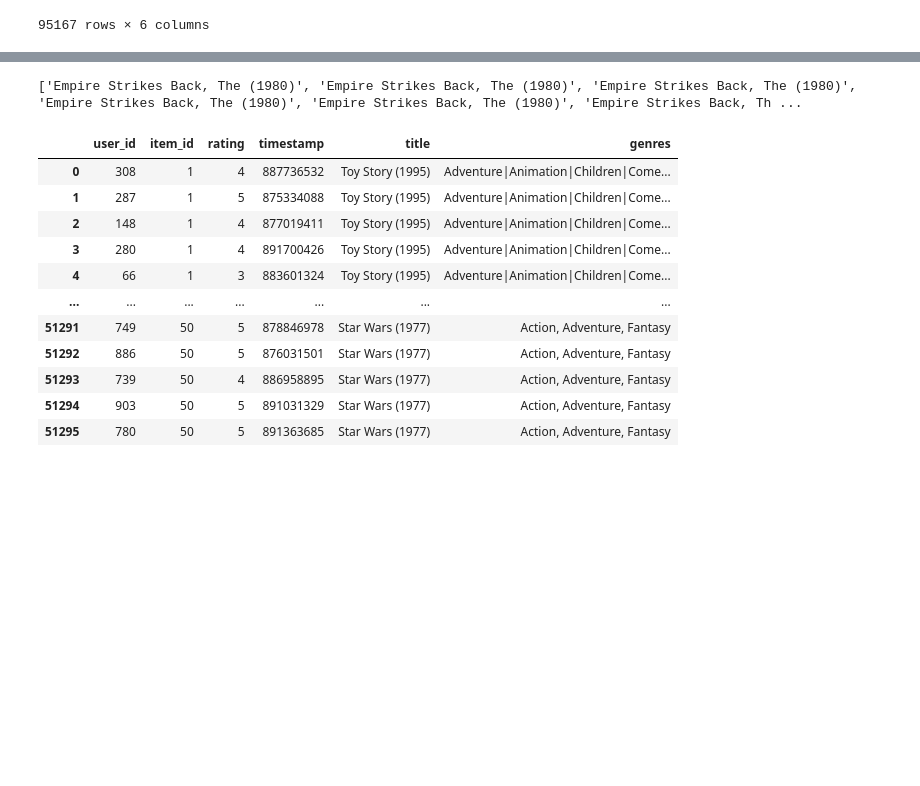
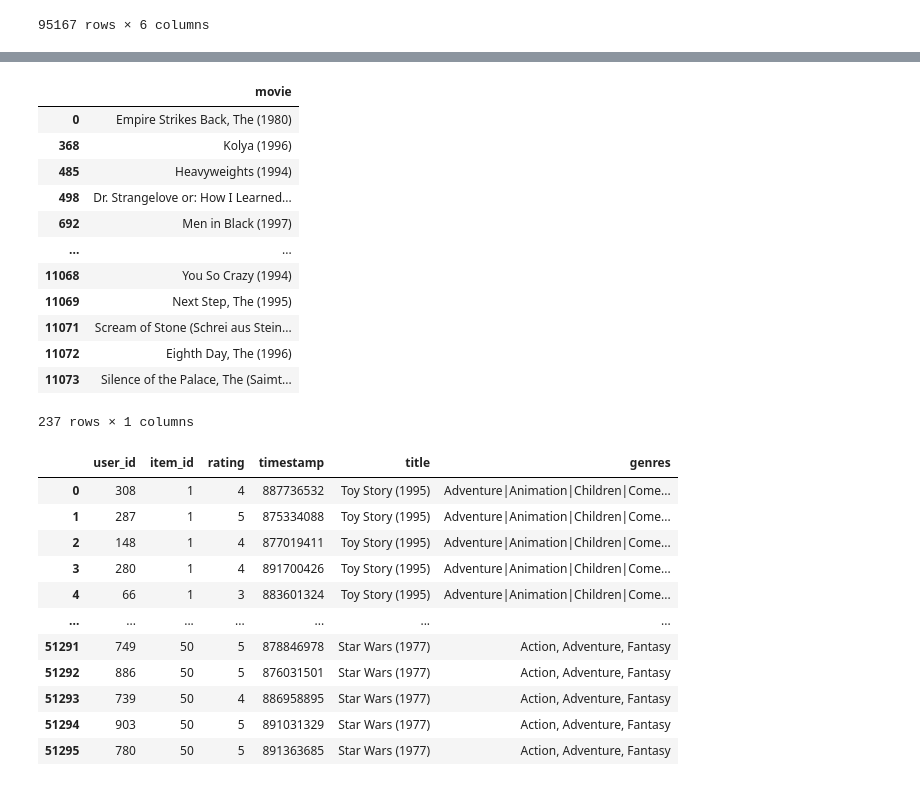
Before and after one commit to thanadolch/KKU_data_mining, a Jupyter notebook: Project_.ipynb, the cells around one changed output, grey strips where cells are left out. Saved outputs shown, nothing was run; the diff lists cells and outputs as text; code cells hidden in the pictures; blank space fills up the shorter version.

```diff
--- a/Project_.ipynb
+++ b/Project_.ipynb
@@ -375,7 +359,21 @@ Silence of the Palace, The (Saimt el Qusur) (1994)
-# %%
-print(action)
-# %% [output]
-['Empire Strikes Back, The (1980)', 'Empire Strikes Back, The (1980)', 'Empire Strikes Back, The (1980)', 'Empire Strikes Back, The (1980)', 'Empire Strikes Back, The (1980)', 'Empire Strikes Back, Th ...
+# %%
+T = pd.DataFrame(action,columns=['movie'])
+DROP = T.drop_duplicates()
+DROP
+# %% [output]
+|  | movie |
+| 0 | Empire Strikes Back, The (1980) |
+| 368 | Kolya (1996) |
+| 485 | Heavyweights (1994) |
+| 498 | Dr. Strangelove or: How I Learned... |
+| 692 | Men in Black (1997) |
+| ... | ... |
+| 11068 | You So Crazy (1994) |
+| 11069 | Next Step, The (1995) |
+| 11071 | Scream of Stone (Schrei aus Stein... |
+| 11072 | Eighth Day, The (1996) |
+| 11073 | Silence of the Palace, The (Saimt... |
+237 rows × 1 columns
 # %%
 R = Data_set[Data_set['rating']>=3]
 R
```
Also changed, not shown: parts of 8 cells of this notebook.
